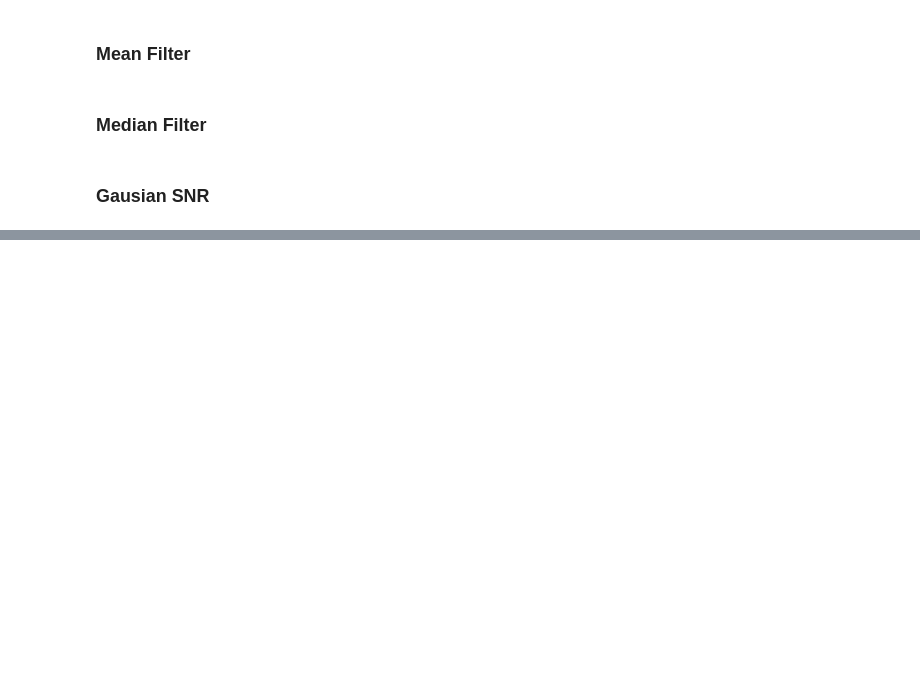
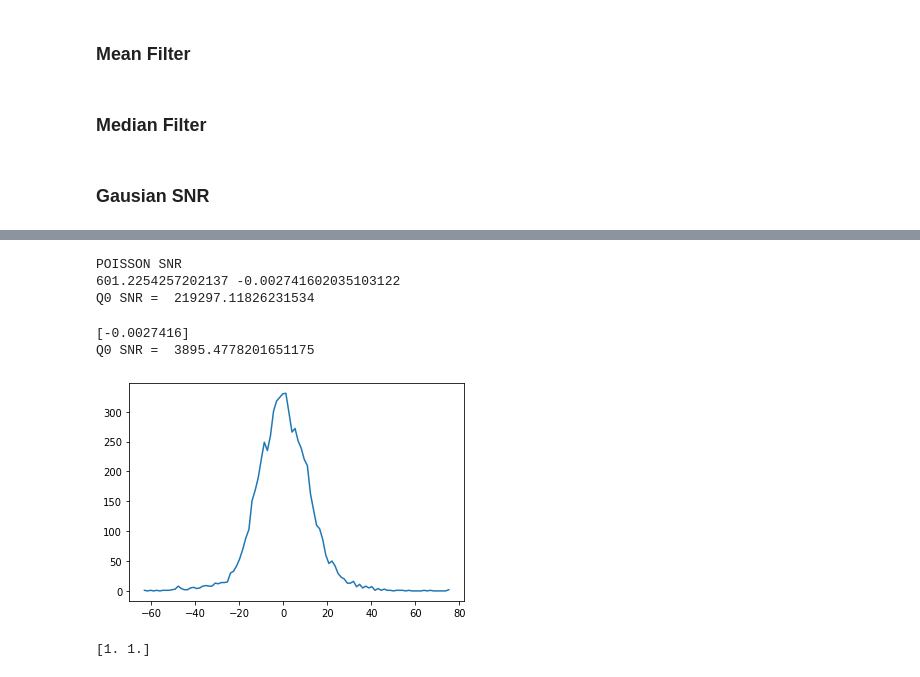
Before and after one commit to rahule-1999/KSP, a Jupyter notebook: GRB detection.ipynb, the cells around one changed output, grey strips where cells are left out. Cells and saved outputs as stored; diff of their text form; code cells hidden in the pictures; blank space fills up the shorter version.

```diff
--- a/GRB detection.ipynb
+++ b/GRB detection.ipynb
@@ -274,0 +309,7 @@ Q3 SNR =  17.026484240396503
+# %%
+Q0_detrend_data, Q1_detrend_data, Q2_detrend_data, Q3_detrend_data = savgol_filter(Q0_rate,Q1_rate,Q2_rate,Q3_rate,'NO')
+Poisson_SNR(Q0_detrend_data, Q1_detrend_data, Q2_detrend_data, Q3_detrend_data)
+# %% [output]
+POISSON SNR
+601.2254257202137 -0.002741602035103122
+Q0 SNR =  219297.11826231534
@@ -274,0 +330,53 @@ Q3 SNR =  17.026484240396503
+# %%
+import numpy as np
+import matplotlib.pyplot as plt
+from scipy.optimize import curve_fit
+from scipy.special import factorial
+from scipy.stats import poisson
+
+
+Q0_detrend_data, Q1_detrend_data, Q2_detrend_data, Q3_detrend_data = savgol_filter(Q0_rate,Q1_rate,
+                                                                                   Q2_rate,Q3_rate,'NO')
+Q0_noise = get_noise(Q0_detrend_data)
+# get poisson deviated random numbers
+data = Q0_noise
+#print(data)
+# the bins should be of integer width, because poisson is an integer distribution
+#print(np.mean(data))
+n, bins = np.histogram(data, bins=100)
+
+# print(bins)
+# print(n)
+# # # # calculate bin centers
+bin_centers = 0.5 * (bins[1:] + bins[:-1])
+plt.plot(bin_centers,n)
+# #print(bin_centers)
+
+def fit_function(k, lamb):
+    return poisson.pmf(k, lamb)
+
+
+# # # fit with curve_fit
+parameters, cov_matrix = curve_fit(fit_function, bin_centers, n,p0=[np.mean(Q0_noise)])
+print(parameters)
+# # #lot poisson-deviation with fitted parameter
+print('Q0 SNR = ',abs((max(Q0_detrend_data))/(parameters[0]+3*np.sqrt(abs(parameters[0])))))
+# %% [output]
+[-0.0027416]
+Q0 SNR =  3895.4778201651175
+[figure, added]
+# %%
+Q0_detrend_data, Q1_detrend_data, Q2_detrend_data, Q3_detrend_data = savgol_filter(Q0_rate,Q1_rate,
+                                                                                   Q2_rate,Q3_rate,'NO')
+# get poisson deviated random numbers
+
+def fit_function(k,a, lamb):
+    return a*poisson.pmf(k, lamb)
+
+Q0_noise = get_noise(Q0_rate)
+n, bins = np.histogram(Q0_noise, bins=80)
+bin_centers = 0.5 * (bins[1:] + bins[:-1])
+popt, pcov = curve_fit(fit_function,bin_centers,n)
+print(popt)
+# %% [output]
+[1. 1.]
```
Also changed, not shown: parts of 5 cells of this notebook.
